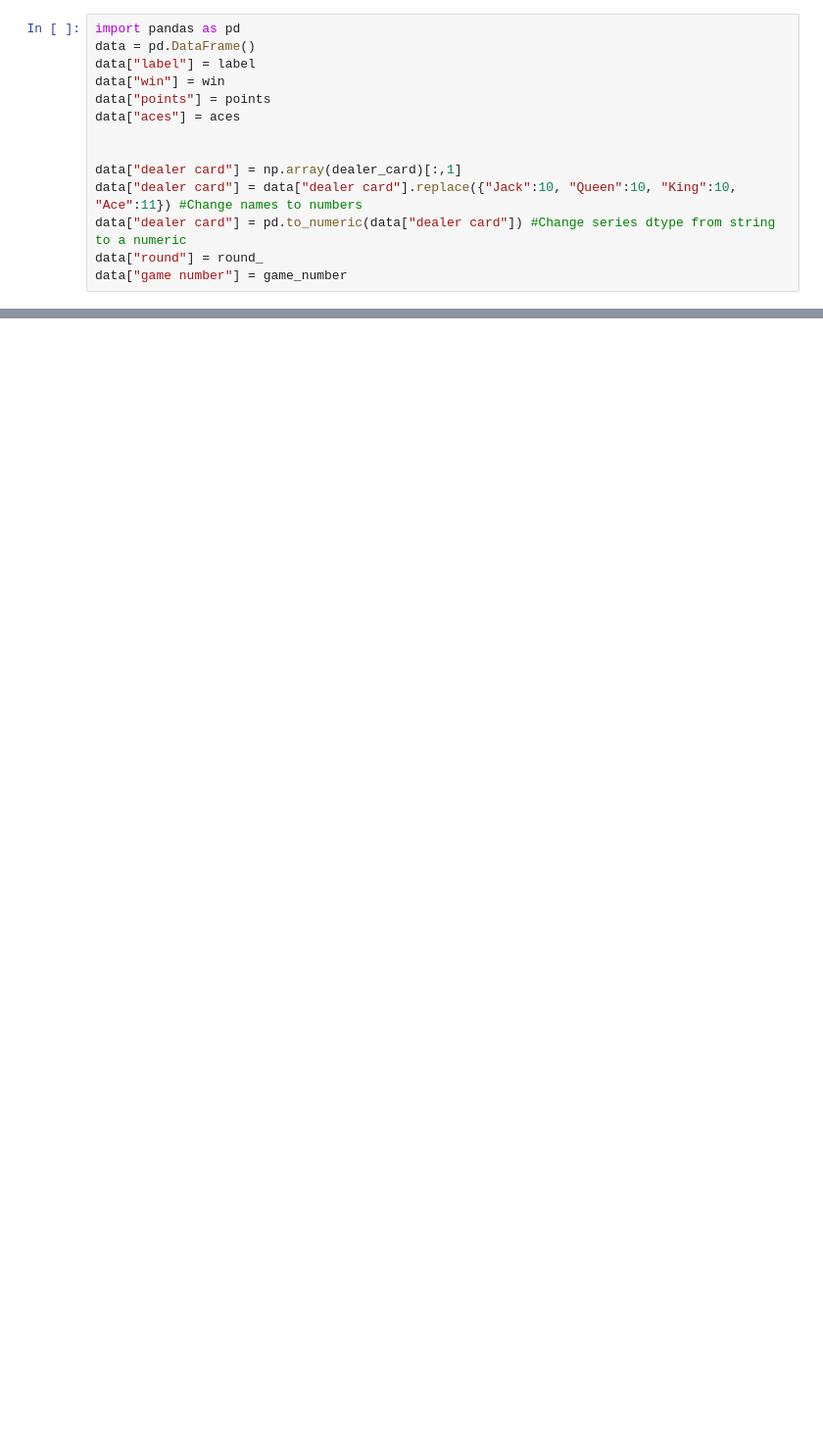
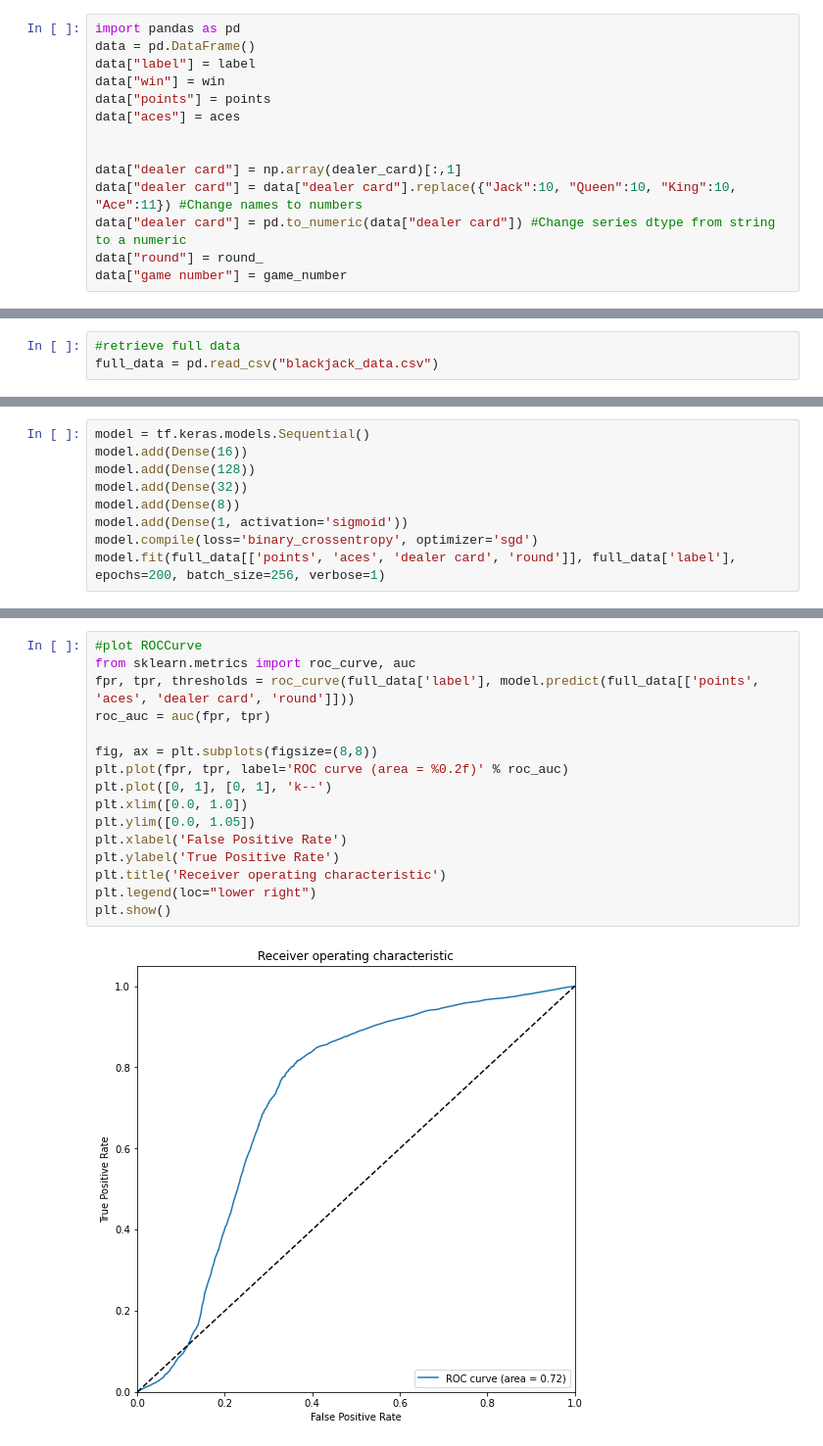
Before and after one commit to AlexanderGrunewald/CMSE-202-Group-Project, a Jupyter notebook: Game Running.ipynb, the cells around one changed output, grey strips where cells are left out. Shown at 98% size. Cells and saved outputs as stored; diff of their text form; blank space fills up the shorter version.

```diff
--- a/Game Running.ipynb
+++ b/Game Running.ipynb
@@ -250,0 +321,3 @@ win_data
+# %%
+#retrieve full data
+full_data = pd.read_csv("blackjack_data.csv")
@@ -250,0 +384,9 @@ win_data
+# %%
+model = tf.keras.models.Sequential()
+model.add(Dense(16))
+model.add(Dense(128))
+model.add(Dense(32))
+model.add(Dense(8))
+model.add(Dense(1, activation='sigmoid'))
+model.compile(loss='binary_crossentropy', optimizer='sgd')
+model.fit(full_data[['points', 'aces', 'dealer card', 'round']], full_data['label'], epochs=200, batch_size=256, verbose=1)
@@ -250,0 +412,18 @@ win_data
+# %%
+#plot ROCCurve
+from sklearn.metrics import roc_curve, auc
+fpr, tpr, thresholds = roc_curve(full_data['label'], model.predict(full_data[['points', 'aces', 'dealer card', 'round']]))
+roc_auc = auc(fpr, tpr)
+
+fig, ax = plt.subplots(figsize=(8,8))
+plt.plot(fpr, tpr, label='ROC curve (area = %0.2f)' % roc_auc)
+plt.plot([0, 1], [0, 1], 'k--')
+plt.xlim([0.0, 1.0])
+plt.ylim([0.0, 1.05])
+plt.xlabel('False Positive Rate')
+plt.ylabel('True Positive Rate')
+plt.title('Receiver operating characteristic')
+plt.legend(loc="lower right")
+plt.show()
+# %% [output]
+[figure, added]
```
Also changed, not shown: parts of 40 cells of this notebook, 1 other file.
